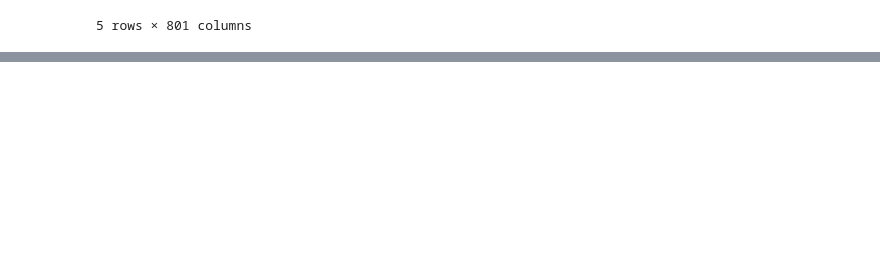
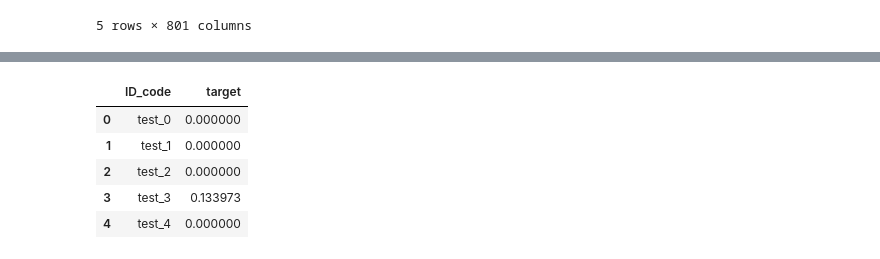
Before and after one commit to guchio3/kaggle-santander-2019, a Jupyter notebook: notebooks/e079_uniq_value_analysis.ipynb, the cells around one changed output, grey strips where cells are left out. Drawn from its saved outputs; the diff is of its cells as text; code cells hidden in the pictures; blank space fills up the shorter version.

```diff
--- a/notebooks/e079_uniq_value_analysis.ipynb
+++ b/notebooks/e079_uniq_value_analysis.ipynb
@@ -79,0 +123,10 @@ features.head()
+# %%
+graseck_sub = graseck_sub.set_index('ID_code').loc[guchio_sub.ID_code.values].reset_index()
+graseck_sub.head()
+# %% [output]
+|  | ID_code | target |
+| 0 | test_0 | 0.000000 |
+| 1 | test_1 | 0.000000 |
+| 2 | test_2 | 0.000000 |
+| 3 | test_3 | 0.133973 |
+| 4 | test_4 | 0.000000 |
```
Also changed, not shown: parts of 10 cells of this notebook, 3 other files.
